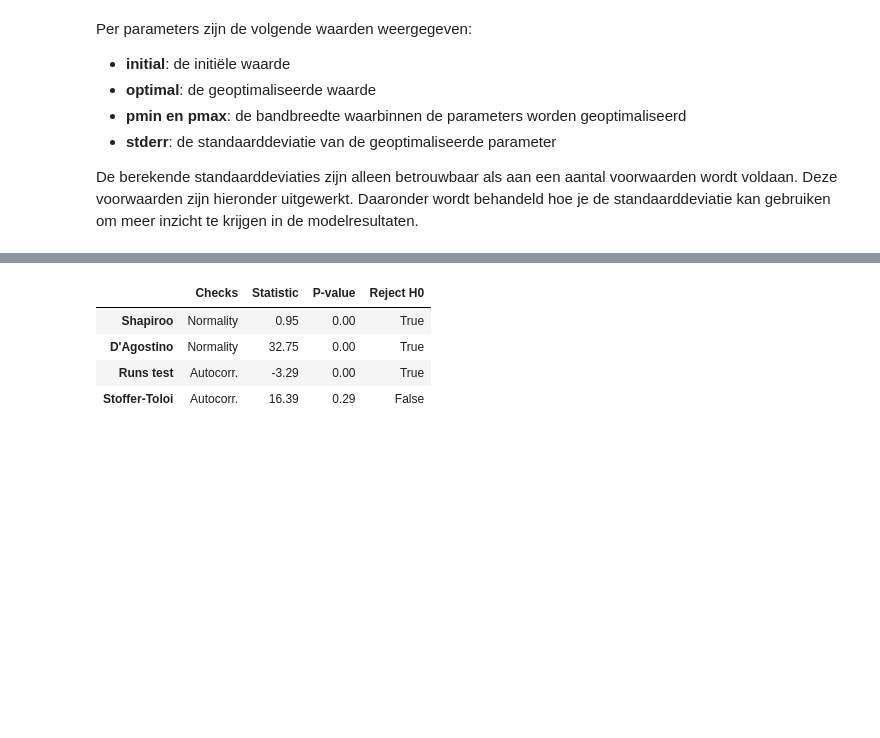
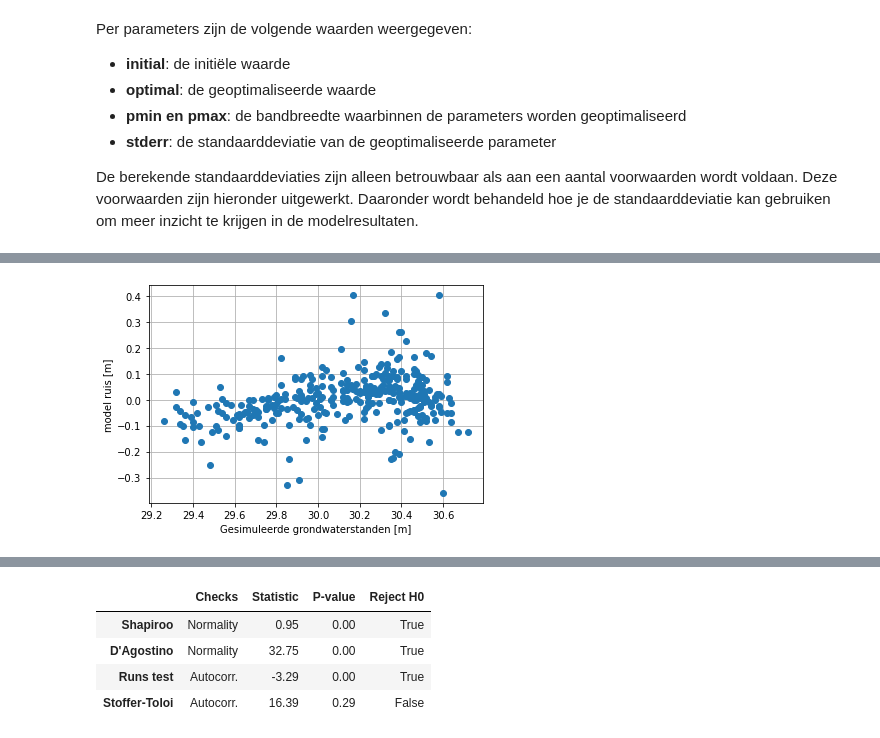
Before and after one commit to ArtesiaWater/stowa_handleiding_tijdreeksanalyse, a Jupyter notebook: beoordeling/beoordeling.ipynb, the cells around one changed output, grey strips where cells are left out. Cells and saved outputs as stored; diff of their text form; code cells hidden in the pictures; blank space fills up the shorter version.

```diff
--- a/beoordeling/beoordeling.ipynb
+++ b/beoordeling/beoordeling.ipynb
@@ -380,0 +450,7 @@ Nog wat vragen:
+# %%
+plt.plot(ml.observations(), ml.noise(), marker="o", linestyle=" ")
+plt.xlabel("Gesimuleerde grondwaterstanden [m]")
+plt.ylabel("model ruis [m]");
+plt.grid()
+# %% [output]
+[figure, added]
```
Also changed, not shown: parts of 30 cells of this notebook.
